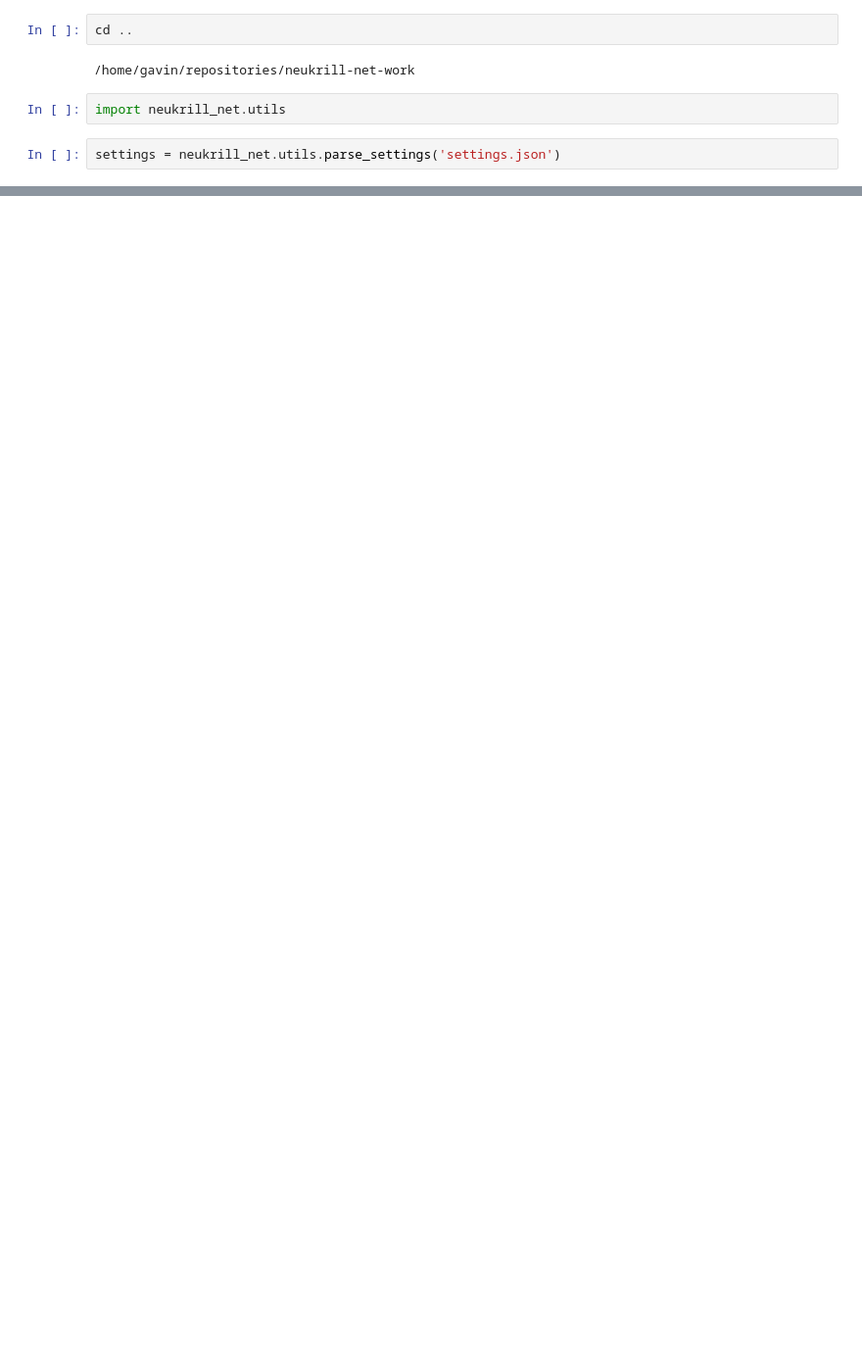
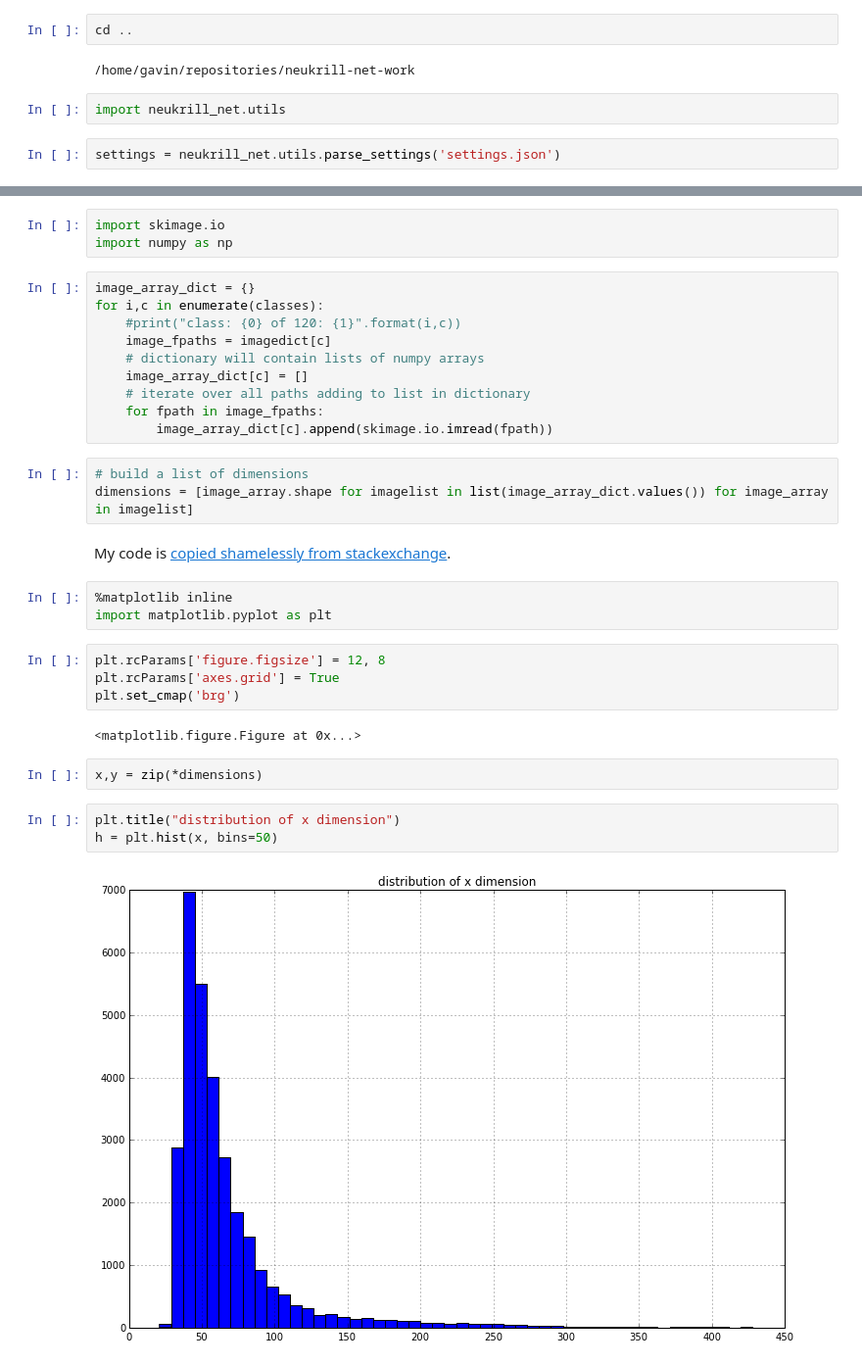
Before and after one commit to Neuroglycerin/neukrill-net-work, a Jupyter notebook: notebooks/Image Characteristics.ipynb, the cells around one changed output, grey strips where cells are left out. Shown at 98% size. Saved outputs shown, nothing was run; the diff lists cells and outputs as text; blank space fills up the shorter version.

```diff
--- a/notebooks/Image Characteristics.ipynb
+++ b/notebooks/Image Characteristics.ipynb
@@ -44,0 +172,34 @@ settings = neukrill_net.utils.parse_settings('settings.json')
+# %%
+import skimage.io
+import numpy as np
+# %%
+image_array_dict = {}
+for i,c in enumerate(classes):
+    #print("class: {0} of 120: {1}".format(i,c))
+    image_fpaths = imagedict[c]
+    # dictionary will contain lists of numpy arrays
+    image_array_dict[c] = []
+    # iterate over all paths adding to list in dictionary
+    for fpath in image_fpaths:
+        image_array_dict[c].append(skimage.io.imread(fpath))
+# %%
+# build a list of dimensions
+dimensions = [image_array.shape for imagelist in list(image_array_dict.values()) for image_array in imagelist]
+# %% [markdown]
+My code is [copied shamelessly from stackexchange](https://stackoverflow.com/questions/2369492/generate-a-heatmap-in-matplotlib-using-a-scatter-data-set).
+# %%
+%matplotlib inline
+import matplotlib.pyplot as plt
+# %%
+plt.rcParams['figure.figsize'] = 12, 8
+plt.rcParams['axes.grid'] = True
+plt.set_cmap('brg')
+# %% [output]
+<matplotlib.figure.Figure at 0x...>
+# %%
+x,y = zip(*dimensions)
+# %%
+plt.title("distribution of x dimension")
+h = plt.hist(x, bins=50)
+# %% [output]
+[figure, added]
```
Also changed, not shown: parts of 28 cells of this notebook.
